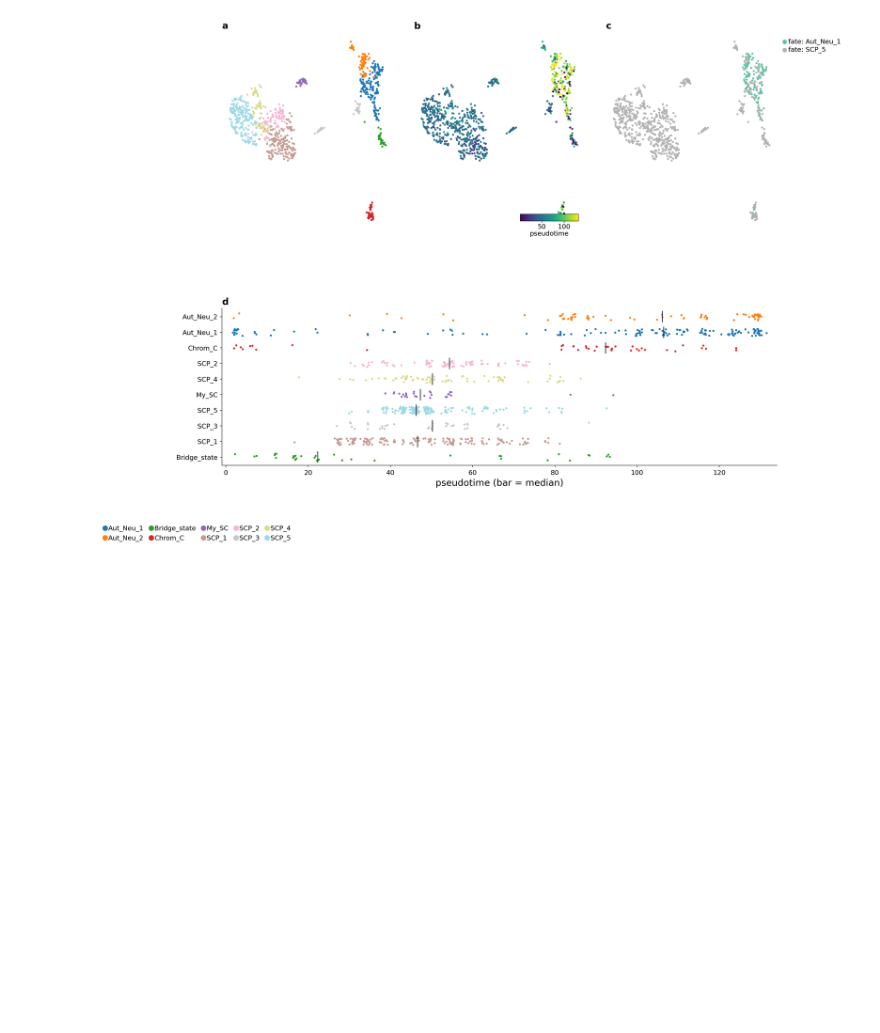
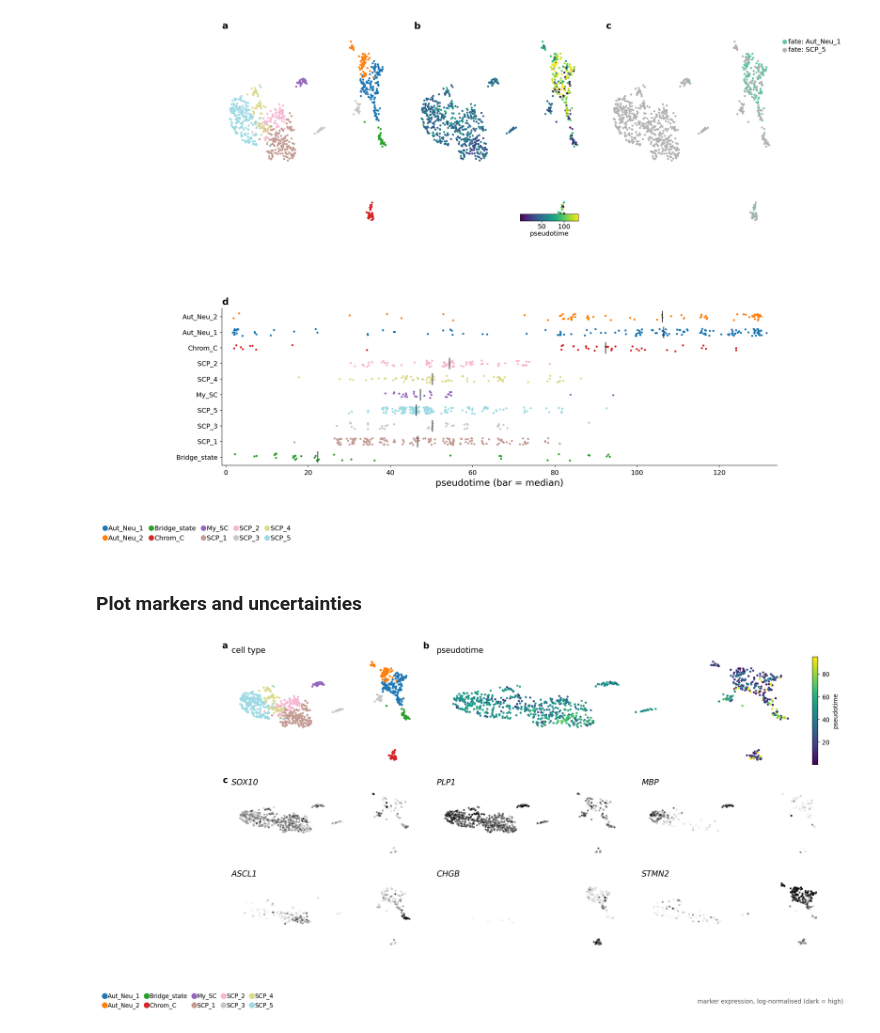
Before and after one commit to flalix/neural_crest, a Jupyter notebook: notebooks/neural_crest01_velo_fate.ipynb, the cells around one changed output. Cells and saved outputs as stored; diff of their text form; code cells hidden in the pictures; blank space fills up the shorter version.

Commit message:
other plots

```diff
--- a/notebooks/neural_crest01_velo_fate.ipynb
+++ b/notebooks/neural_crest01_velo_fate.ipynb
@@ -83,8 +83,9 @@ import matplotlib.gridspec as gridspec
 ROOT0 = Path("/home/flavio/uv/neural_crest")
 ROOT_SRC = ROOT0 / "src"
 
-root_figure = ROOT0 / "pictures"
-root_results = ROOT0 / "results"
+root_figure = create_dir(ROOT0, "pictures")
+root_results = create_dir(ROOT0, "results")
+root_tables = create_dir(root_results, "tables")
 
 sys.path.insert(0, str(ROOT_SRC))
 
@@ -967,3 +979,13 @@ pseudotime: 0.21 - 95.29 over 2 segment(s)
 | 1 | 2 | 156 | True | Aut_Neu_1 | 34.546 |
 <Figure size 2400x1600 with 0 Axes>
 [figure]
+# %% [markdown]
+### Plot markers and uncertainties
+# %%
+import importlib, libs.plot_fates as pf
+importlib.reload(pf)
+
+fig = pf.plot_markers(IN, ["SOX10", "PLP1", "MBP", "ASCL1", "CHGB", "STMN2"],
+                root_figure / "innervation_markers.png", figsize=(16,8), sizes=(12, 12, 9))
+# %% [output]
+[figure, added]
```
Also changed, not shown: parts of 8 cells of this notebook, 6 other files.
